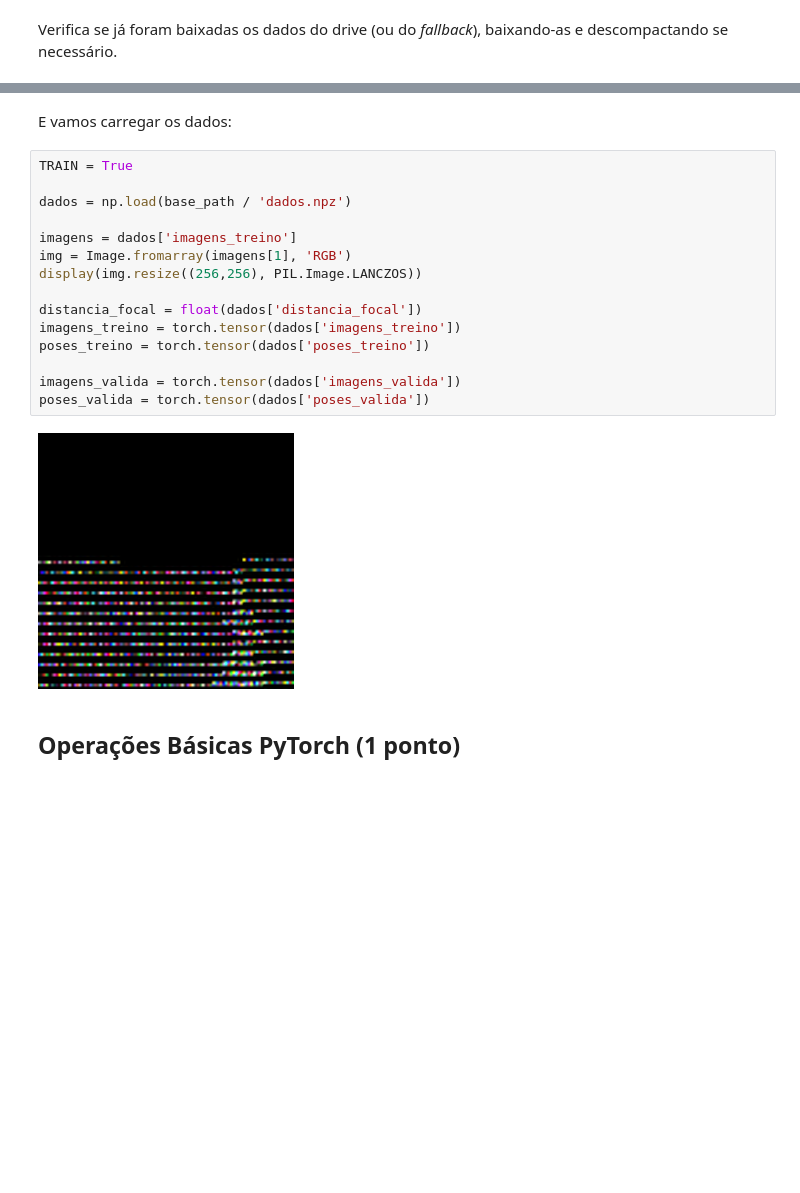
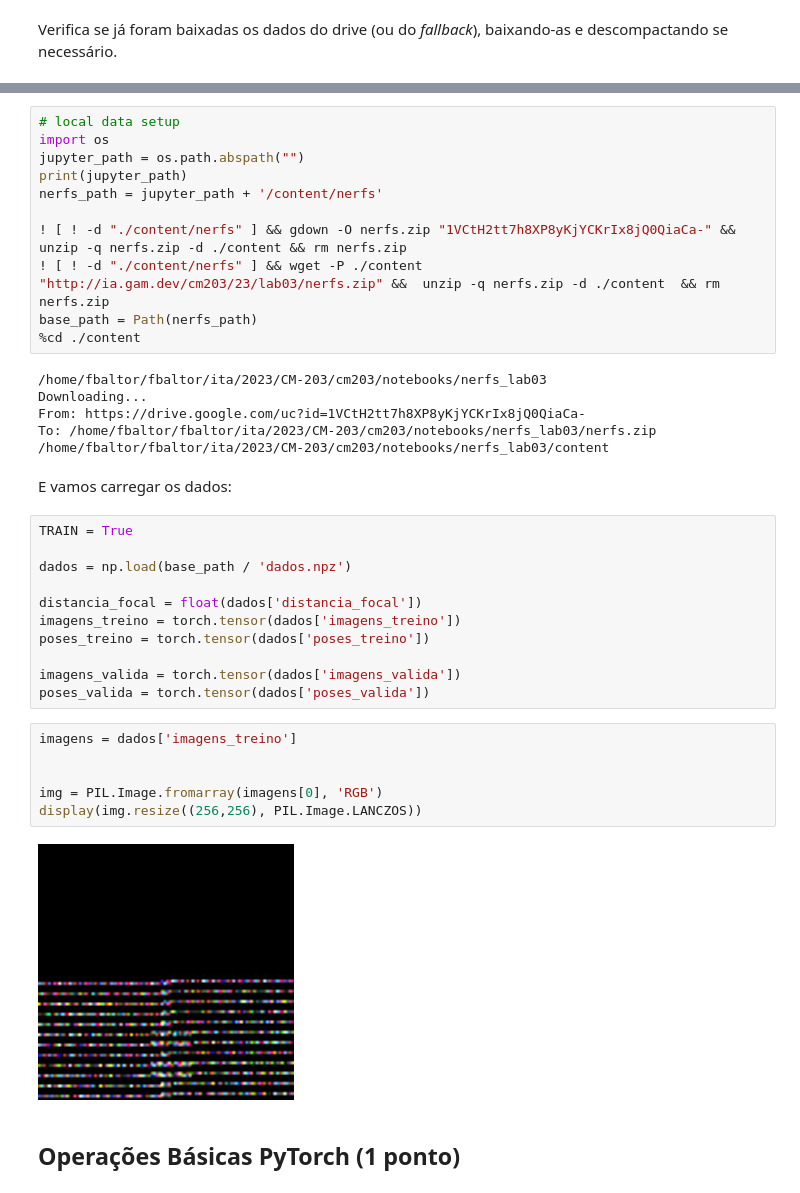
Before and after one commit to fbaltor/cm203, a Jupyter notebook: notebooks/nerfs_lab03/nerfs_lab03.ipynb, the cells around one changed output, grey strips where cells are left out. Cells and saved outputs as stored; diff of their text form; blank space fills up the shorter version.

Commit message:
feat: local setup done

```diff
--- a/notebooks/nerfs_lab03/nerfs_lab03.ipynb
+++ b/notebooks/nerfs_lab03/nerfs_lab03.ipynb
@@ -99,13 +114,26 @@ base_path = Path("/content/nerfs")
+# %%
+# local data setup
+import os
+jupyter_path = os.path.abspath("")
+print(jupyter_path)
+nerfs_path = jupyter_path + '/content/nerfs'
+
+! [ ! -d "./content/nerfs" ] && gdown -O nerfs.zip "1VCtH2tt7h8XP8yKjYCKrIx8jQ0QiaCa-" &&  unzip -q nerfs.zip -d ./content && rm nerfs.zip
+! [ ! -d "./content/nerfs" ] && wget -P ./content "http://ia.gam.dev/cm203/23/lab03/nerfs.zip" &&  unzip -q nerfs.zip -d ./content  && rm nerfs.zip
+base_path = Path(nerfs_path)
+%cd ./content
+# %% [output]
+/home/fbaltor/fbaltor/ita/2023/CM-203/cm203/notebooks/nerfs_lab03
+Downloading...
+From: https://drive.google.com/uc?id=1VCtH2tt7h8XP8yKjYCKrIx8jQ0QiaCa-
+To: /home/fbaltor/fbaltor/ita/2023/CM-203/cm203/notebooks/nerfs_lab03/nerfs.zip
+/home/fbaltor/fbaltor/ita/2023/CM-203/cm203/notebooks/nerfs_lab03/content
 # %% [markdown]
 E vamos carregar os dados:
 # %%
 TRAIN = True
 
 dados = np.load(base_path / 'dados.npz')
-
-imagens = dados['imagens_treino']
-img = Image.fromarray(imagens[1], 'RGB')
-display(img.resize((256,256), PIL.Image.LANCZOS))
 
 distancia_focal = float(dados['distancia_focal'])
 imagens_treino = torch.tensor(dados['imagens_treino'])
@@ -113,8 +141,14 @@ poses_treino = torch.tensor(dados['poses_treino'])
 
 imagens_valida = torch.tensor(dados['imagens_valida'])
 poses_valida = torch.tensor(dados['poses_valida'])
-# %% [output]
-[figure, removed]
+# %%
+imagens = dados['imagens_treino']
+
+
+img = PIL.Image.fromarray(imagens[0], 'RGB')
+display(img.resize((256,256), PIL.Image.LANCZOS))
+# %% [output]
+[figure, added]
 # %% [markdown]
 ## Operações Básicas PyTorch (1 ponto)
 # %% [markdown]
```
Also changed, not shown: parts of 1 cell of this notebook, 3 other files.
